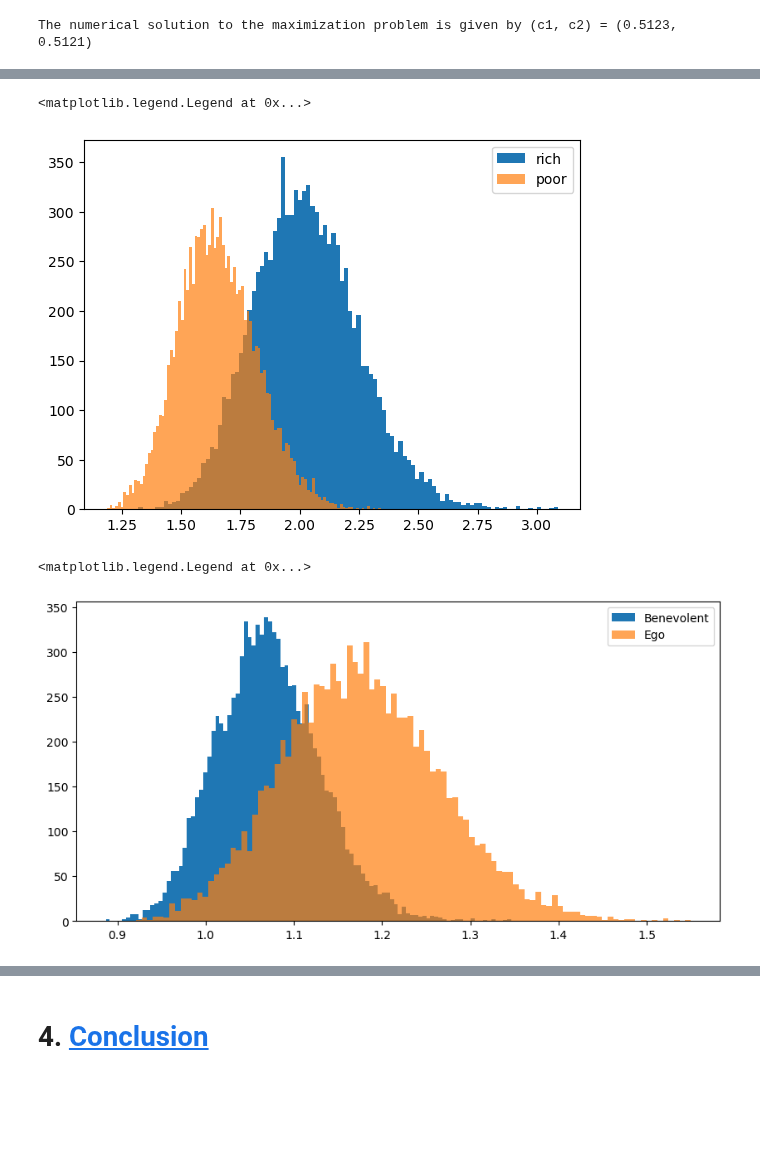
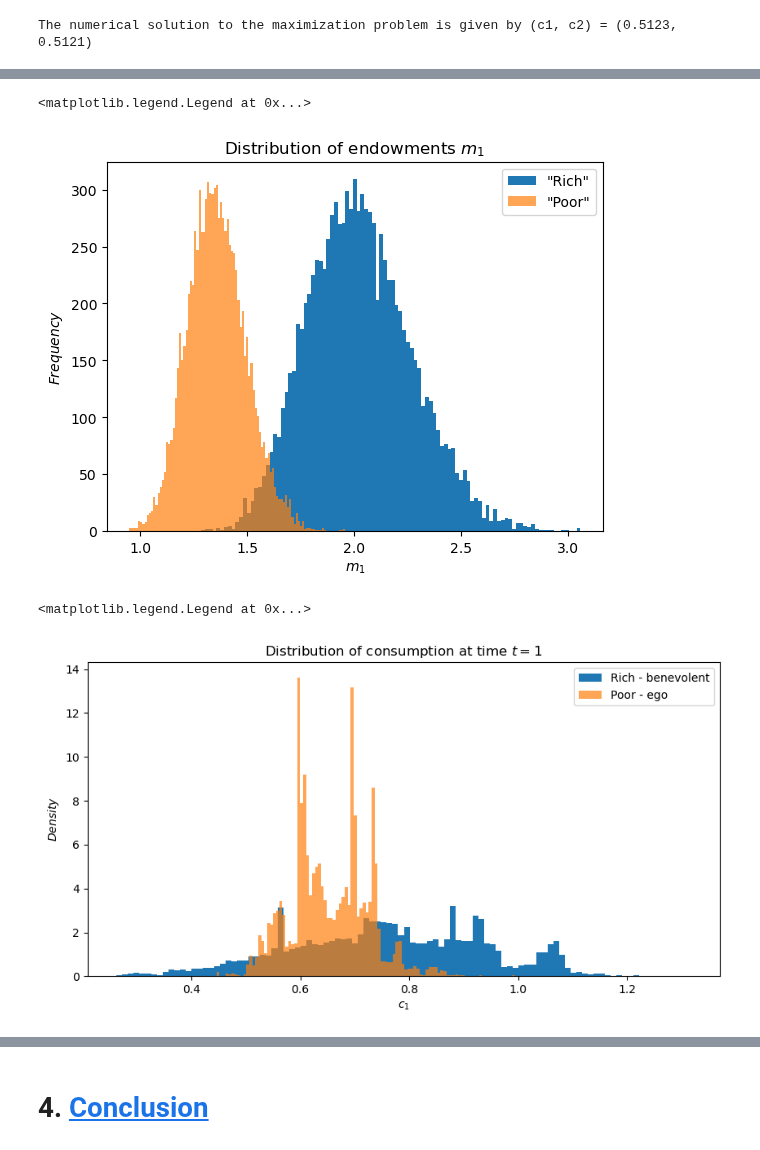
Before and after one commit to NumEconCopenhagen/projects-2024-jbh, a Jupyter notebook: modelproject/modelproject.ipynb, the cells around one changed output, grey strips where cells are left out. Saved outputs shown, nothing was run; the diff lists cells and outputs as text; code cells hidden in the pictures; blank space fills up the shorter version.

```diff
--- a/modelproject/modelproject.ipynb
+++ b/modelproject/modelproject.ipynb
@@ -235,17 +406,17 @@ Where agent $i = 1,2$ faces different income risk $\Delta$ later in life. Furthe
 # %%
-seed = np.random.seed(1337)
-N = 10_000
-
-m1_rand_rich = np.random.lognormal(.7,.11,size=N)
-m1_rand_poor = np.random.lognormal(0.5,0.1,size=N)
+m1_rand_rich = np.random.lognormal(.7,.12,size=N)
+m1_rand_poor = np.random.lognormal(0.3,0.1,size=N)
 
 fig,ax = plt.subplots()
-ax.hist(m1_rand_rich, bins=100, label='rich')
-ax.hist(m1_rand_poor, bins=100, label='poor', alpha=0.7)
+ax.hist(m1_rand_rich, bins=100, label='"Rich"')
+ax.hist(m1_rand_poor, bins=100, label='"Poor"', alpha=0.7)
+ax.set_xlabel('$m_1$')
+ax.set_ylabel('$Frequency$')
+ax.set_title('Distribution of endowments $m_1$')
 ax.legend()
 # %% [output]
 <matplotlib.legend.Legend at 0x...>
-[figure, old version]
+[figure, new version]
 # %%
 rho = 4
 kappa = 1.5
@@ -293,10 +469,12 @@ share_rich=sim_c1_rich/(sim_c1_rich+sim_c2_rich)
 share_poor=sim_c1_poor/(sim_c1_poor+sim_c2_poor)
 # %%
 fig,ax = plt.subplots(figsize=(10,5))
-ax.hist(sim_c1_rich, bins=100, label='Benevolent')
-ax.hist(sim_c1_poor, bins=100, label='Ego', alpha=0.7)
-
+ax.hist(sim_c1_rich, density=True, bins=100, label='Rich - benevolent')
+ax.hist(sim_c1_poor, density=True, bins=100, label='Poor - ego', alpha=0.7)
+ax.set_xlabel('$c_1$')
+ax.set_ylabel('$Density$')
+ax.set_title('Distribution of consumption at time $t=1$')
 ax.legend()
 # %% [output]
 <matplotlib.legend.Legend at 0x...>
-[figure, old version]
+[figure, new version]
```
Also changed, not shown: parts of 28 cells of this notebook, 1 other file.
